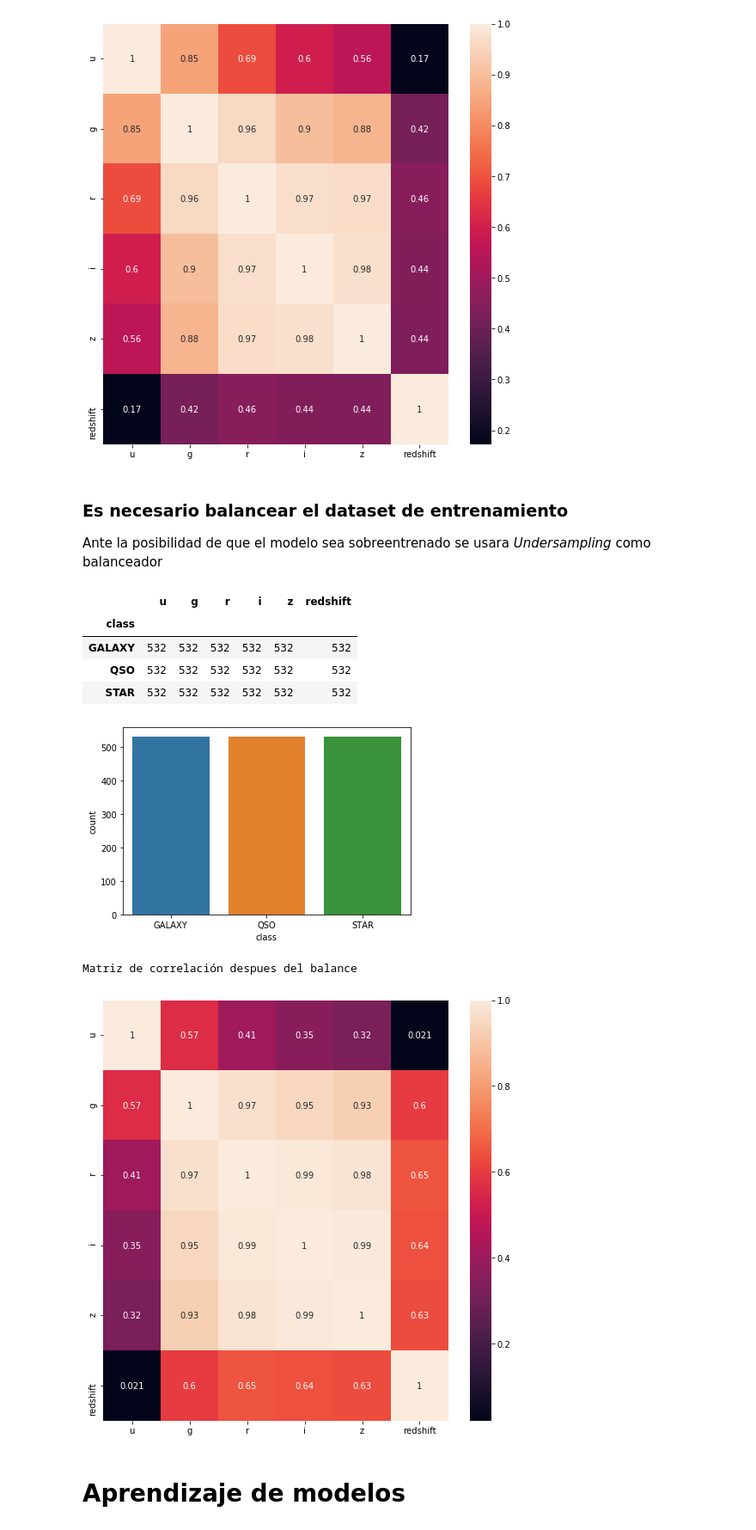
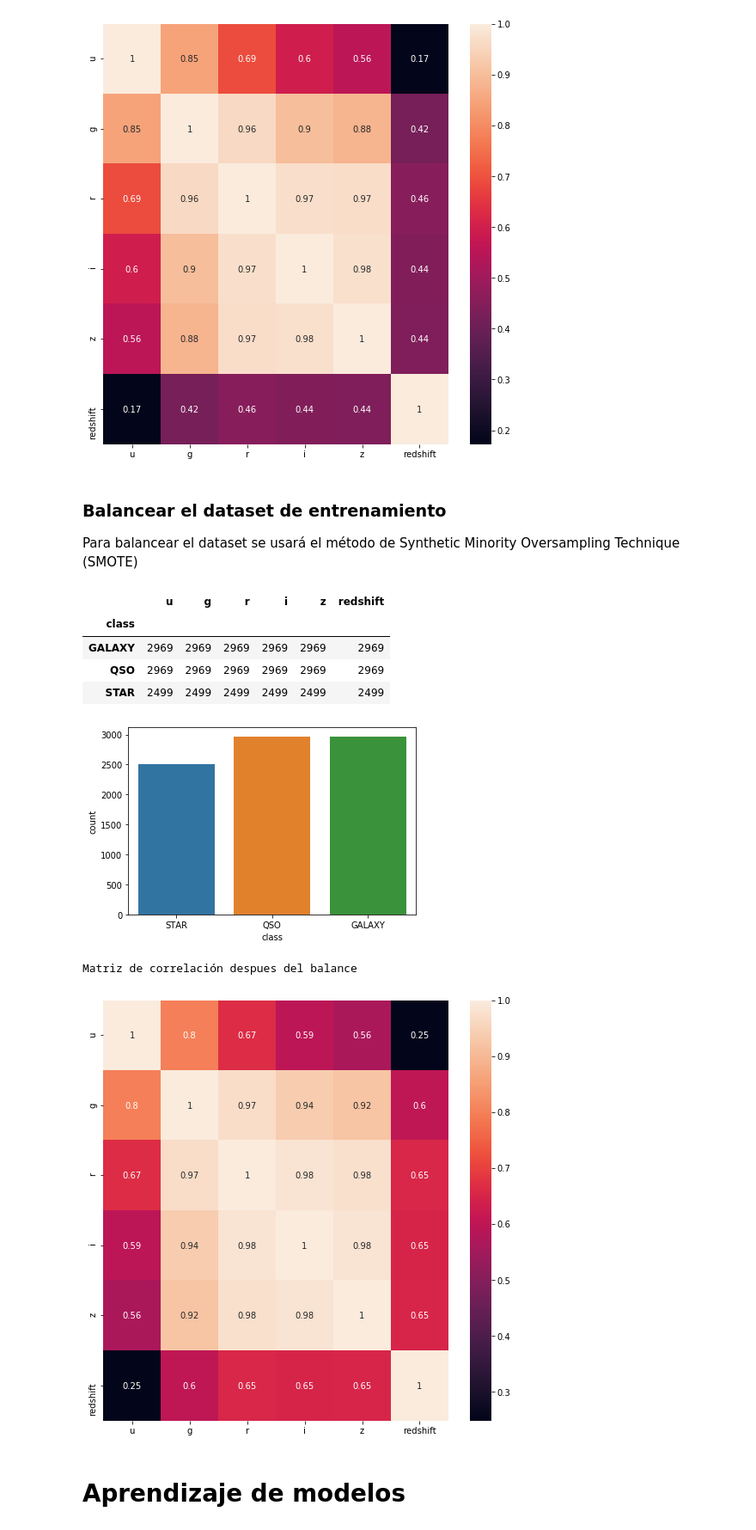
Before and after one commit to eduvera/INFO257_IA, a Jupyter notebook: practica1/Tarea practica.ipynb, the cells around one changed output. Shown: that part at 86% size. Cells and saved outputs as stored; diff of their text form; code cells hidden in the pictures.

Commit message:
Revert to SMOTE balancer

```diff
--- a/practica1/Tarea practica.ipynb
+++ b/practica1/Tarea practica.ipynb
@@ -145,36 +145,36 @@ plt.show()
 # %% [output]
 Matriz de correlación
 [figure]
-# %% [markdown]
-### Es necesario balancear el dataset de entrenamiento
-Ante la posibilidad de que el modelo sea sobreentrenado se usara <i>Undersampling</i> como balanceador
+# %% [markdown]
+### Balancear el dataset de entrenamiento
+Para balancear el dataset se usará el método de Synthetic Minority Oversampling Technique (SMOTE)
 # %%
 # define the undersampling method
-undersample = NearMiss(version=1, n_neighbors=5, n_jobs = -1)
+resample = SMOTE(sampling_strategy='minority', n_jobs = -1)
 # transform the dataset
-undersampled_trainX, undersampled_trainY = undersample.fit_resample(X_train, y_train)
-undersampled_train = pd.concat([pd.DataFrame(undersampled_trainY), pd.DataFrame(undersampled_trainX)], axis=1)
+resampled_trainX, resampled_trainY = resample.fit_resample(X_train, y_train)
+resampled_train = pd.concat([pd.DataFrame(resampled_trainY), pd.DataFrame(resampled_trainX)], axis=1)
 # %%
-undersampled_train.groupby('class').count()
+resampled_train.groupby('class').count()
 # %% [output]
 |  | u | g | r | i | z | redshift |
 | class |  |  |  |  |  |  |
-| GALAXY | 532 | 532 | 532 | 532 | 532 | 532 |
-| QSO | 532 | 532 | 532 | 532 | 532 | 532 |
-| STAR | 532 | 532 | 532 | 532 | 532 | 532 |
+| GALAXY | 2969 | 2969 | 2969 | 2969 | 2969 | 2969 |
+| QSO | 2969 | 2969 | 2969 | 2969 | 2969 | 2969 |
+| STAR | 2499 | 2499 | 2499 | 2499 | 2499 | 2499 |
 # %%
-sb.countplot(x = 'class', data = undersampled_train)
+sb.countplot(x = 'class', data = resampled_train)
 plt.show()
 # %% [output]
-[figure, old version]
+[figure, new version]
 # %%
 print("Matriz de correlación despues del balance")
 f,ax = plt.subplots(figsize=(9, 9))
-sb.heatmap(undersampled_trainX.corr(), annot=True, ax=ax)
+sb.heatmap(resampled_trainX.corr(), annot=True, ax=ax)
 plt.show()
 # %% [output]
 Matriz de correlación despues del balance
-[figure, old version]
+[figure, new version]
 # %% [markdown]
 # Aprendizaje de modelos
 # %% [markdown]
```
Also changed, not shown: parts of 17 cells of this notebook.
